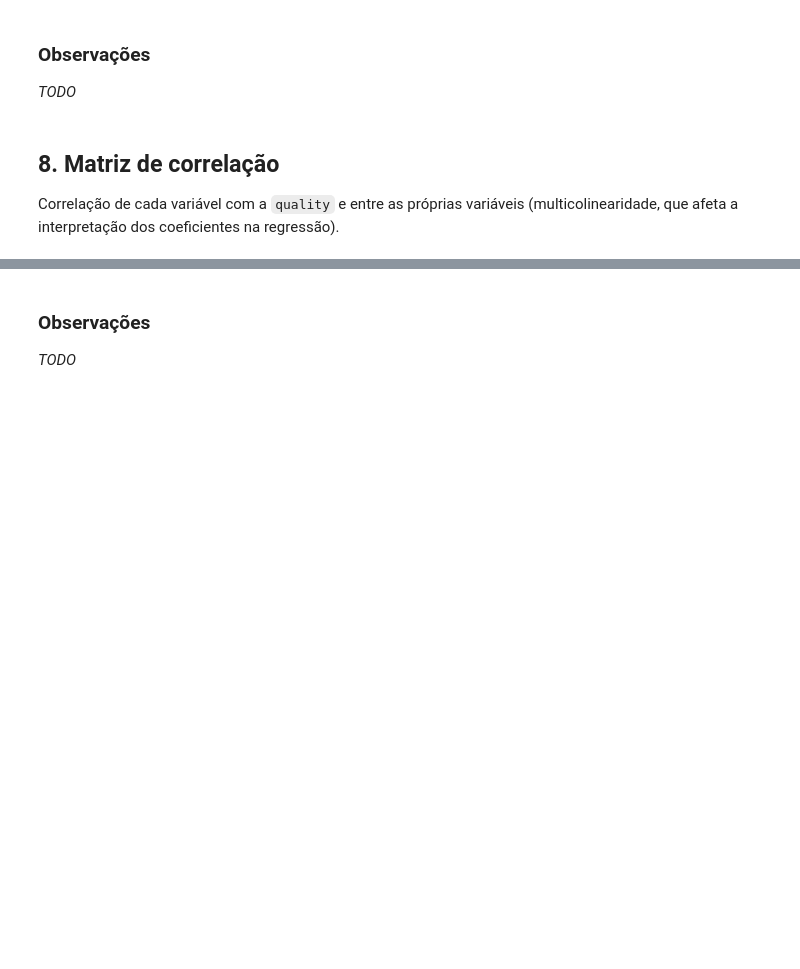
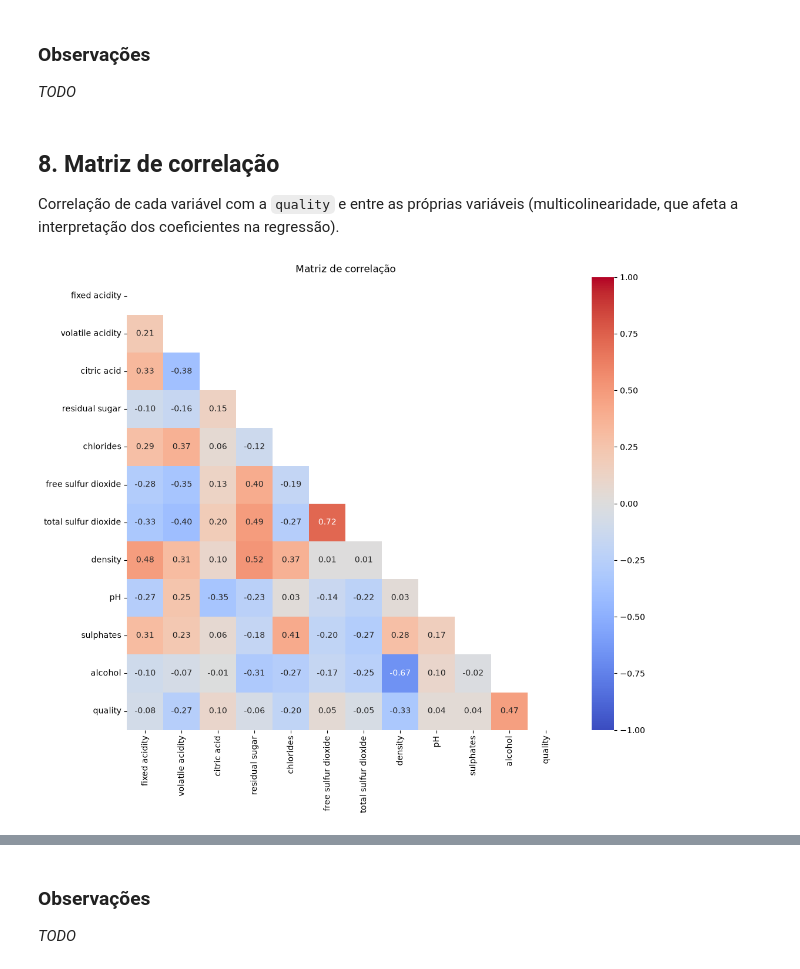
Before and after one commit to JoaoAugustoTopanotti/wine-quality-predictions, a Jupyter notebook: notebooks/exploratory_analisys.ipynb, the cells around one changed output, grey strips where cells are left out. Drawn from its saved outputs; the diff is of its cells as text; code cells hidden in the pictures; blank space fills up the shorter version.

```diff
--- a/notebooks/exploratory_analisys.ipynb
+++ b/notebooks/exploratory_analisys.ipynb
@@ -295,4 +334,17 @@ _TODO_
 Correlação de cada variável com a `quality` e entre as próprias variáveis
 (multicolinearidade, que afeta a interpretação dos coeficientes na regressão).
 # %%
-# TODO: heatmap da matriz de correlação + ranking da correlação com quality
+# Correlação de Pearson entre todas as variáveis numéricas (inclui a quality)
+matriz = df.select_dtypes("number").corr()
+
+# A matriz é espelhada (corr de A com B = corr de B com A):
+# a máscara esconde a metade de cima, que repete a de baixo
+mascara = np.triu(np.ones_like(matriz, dtype=bool))
+
+plt.figure(figsize=(12, 10))
+sns.heatmap(matriz, mask=mascara, annot=True, fmt=".2f",
+            cmap="coolwarm", vmin=-1, vmax=1, center=0)
+plt.title("Matriz de correlação")
+plt.show()
+# %% [output]
+[figure, added]
```
Also changed, not shown: parts of 5 cells of this notebook.
